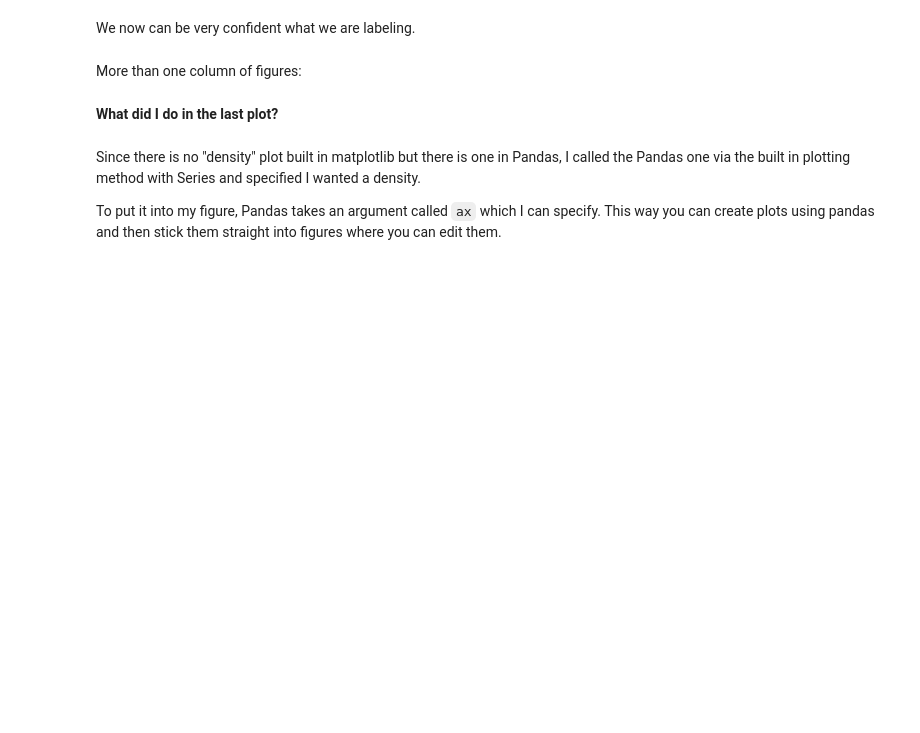
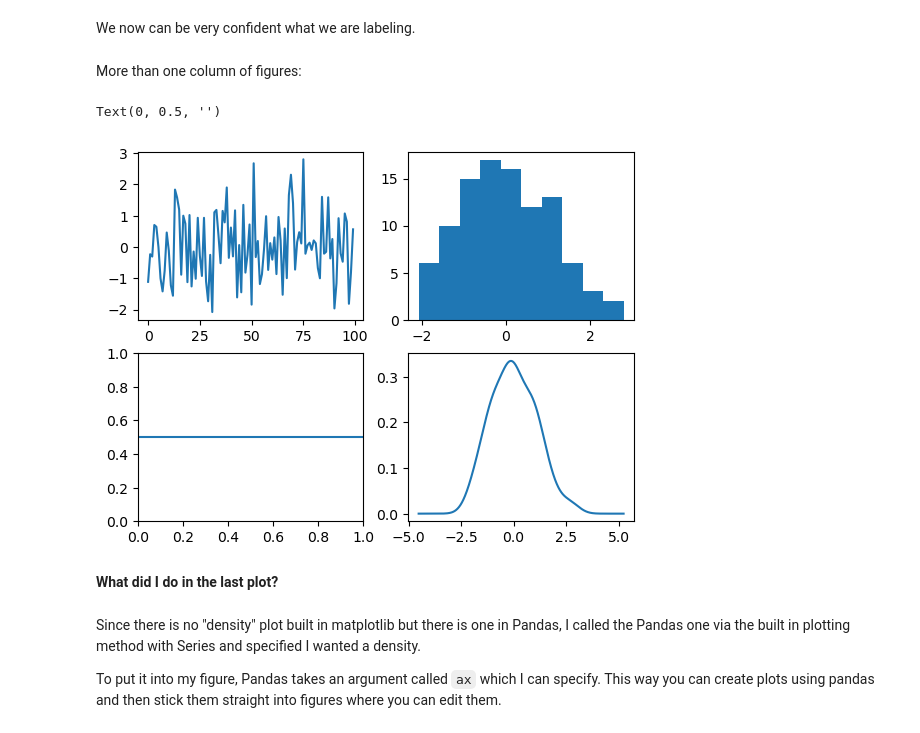
Before and after one commit to jphutch/ACE-592-SAE, a Jupyter notebook: Lectures/1_Introduction/50_Matplotlib.ipynb, the cells around one changed output. Saved outputs shown, nothing was run; the diff lists cells and outputs as text; code cells hidden in the pictures; blank space fills up the shorter version.

```diff
--- a/Lectures/1_Introduction/50_Matplotlib.ipynb
+++ b/Lectures/1_Introduction/50_Matplotlib.ipynb
@@ -145,14 +170,17 @@ We now can be very confident what we are labeling.
 # %% [markdown]
 More than one column of figures:
 # %%
-fig, axes = plt.subplots(2,2) # Make a 2x2 grid of graphs
-axes[0,0].plot(df.X) # Populate upper left (index 0,0)
-axes[1,0].axhline(0.5) # Populate lower left (index 1,0)
-axes[0,1].hist(df.X) # Populate upper right (index 0,1)
+fig, axes = plt.subplots(2,2) #
+axes[0,0].plot(df.X) # Populate _ (index 0,0)
+axes[1,0].axhline(0.5) # Populate _ (index 1,0)
+axes[0,1].hist(df.X) # Populate _ (index 0,1)
 
-df.X.plot(kind='density',ax=axes[1,1]) # <- what's up with this one?
+df.X.plot(kind='density')# <- what's up with this one?
 
-axes[1,1].set_ylabel("") # this gets rid of a ylabel pandas puts in
+axes[1,1].set_ylabel("") #
+# %% [output]
+Text(0, 0.5, '')
+[figure, added]
 # %% [markdown]
 __What did I do in the last plot?__
 # %% [markdown]
```
Also changed, not shown: parts of 24 cells of this notebook, 3 other files.
